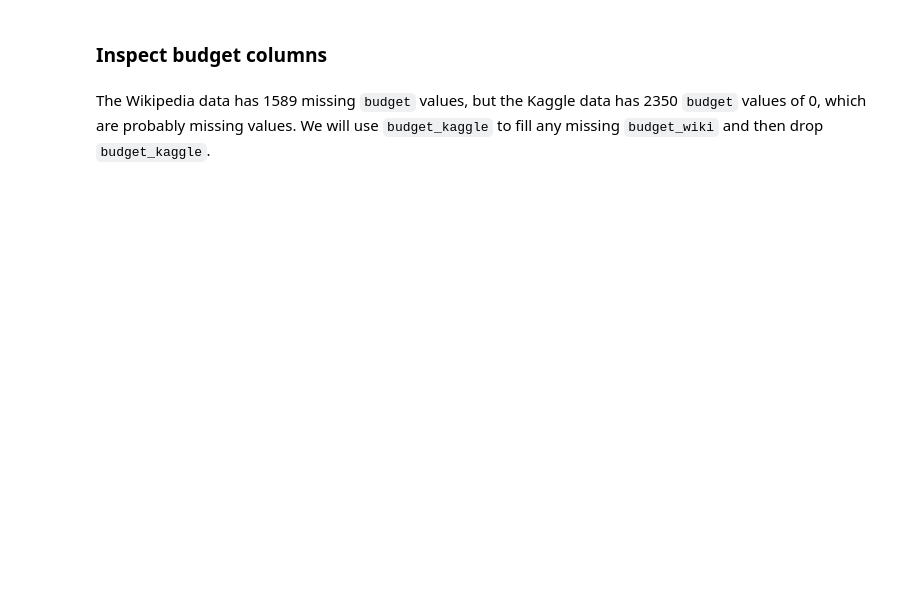
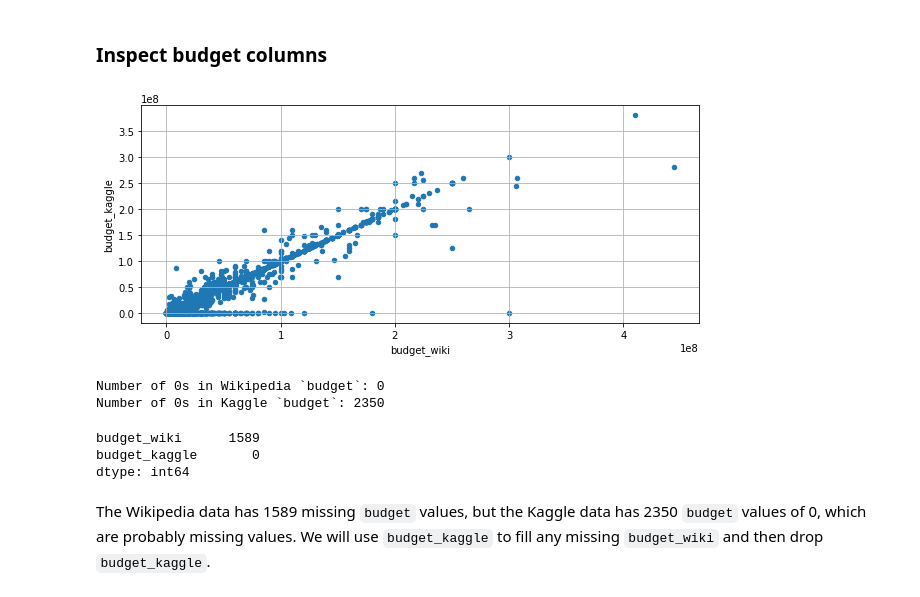
Before and after one commit to tri-bui/sandbox-dbs, a Jupyter notebook: movie-etl/notebooks/2-transform.ipynb, the cells around one changed output. Drawn from its saved outputs; the diff is of its cells as text; code cells hidden in the pictures; blank space fills up the shorter version.

```diff
--- a/movie-etl/notebooks/2-transform.ipynb
+++ b/movie-etl/notebooks/2-transform.ipynb
@@ -84,7 +79,6 @@ The Kaggle data has 2 columns containing movie IDs, which is a little redundant,
 # %%
 # Merge data
-movies_df = pd.merge(wmovies_df, kmovies_df.drop('id', axis=1),
-                     left_on='id', right_on='imdb_id',
-                     how='inner', suffixes=['_wiki', '_kaggle']).drop('id', axis=1)
+movies_df = pd.merge(wmovies_df, kmovies_df.drop(['id', 'original_title'], axis=1), how='inner',
+                     left_on='id', right_on='imdb_id', suffixes=['_wiki', '_kaggle']).drop('id', axis=1)
 print(movies_df.info())
 movies_df.head(2)
@@ -176,18 +277,26 @@ redundant_cols
 ### Inspect budget columns
 # %%
 # Extract budget columns
-budget = movies_df[['budget_wiki', 'budget_kaggle']]x
+budget = movies_df[['budget_wiki', 'budget_kaggle']]
 
 # Scatterplot
 budget.plot(kind='scatter', x='budget_wiki', y='budget_kaggle', figsize=(10, 4), grid=True)
 plt.show()
+# %% [output]
+[figure, added]
 # %%
 # Number of 0 values
 print('Number of 0s in Wikipedia `budget`:', (budget['budget_wiki'] == 0).sum())
 print('Number of 0s in Kaggle `budget`:', (budget['budget_kaggle'] == 0).sum())
 
 # Check null values
-revenue.isnull().sum()
+budget.isnull().sum()
+# %% [output]
+Number of 0s in Wikipedia `budget`: 0
+Number of 0s in Kaggle `budget`: 2350
+budget_wiki      1589
+budget_kaggle       0
+dtype: int64
 # %% [markdown]
 The Wikipedia data has 1589 missing `budget` values, but the Kaggle data has 2350 `budget` values of 0, which are probably missing values. We will use `budget_kaggle` to fill any missing `budget_wiki` and then drop `budget_kaggle`.
 # %%
```
Also changed, not shown: parts of 34 cells of this notebook, 1 other file.
